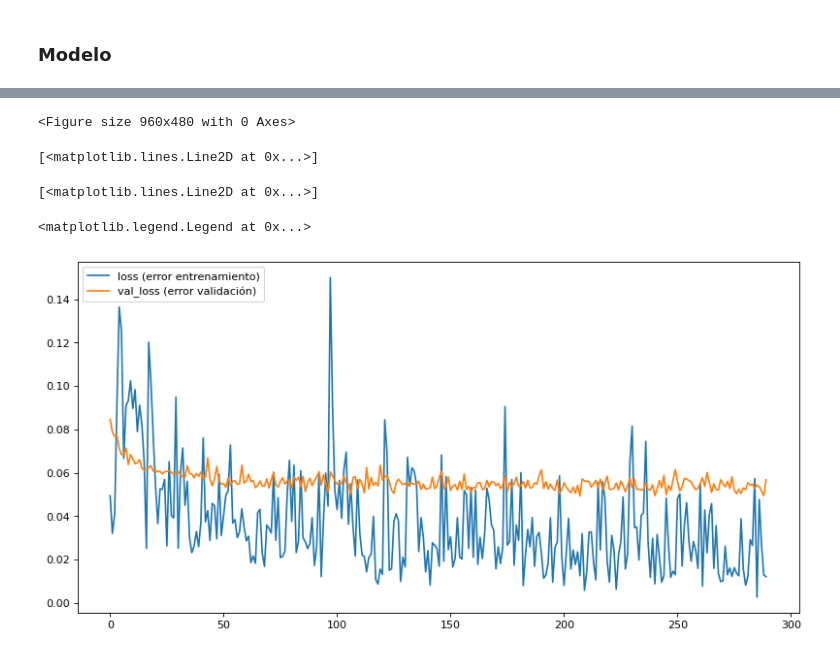
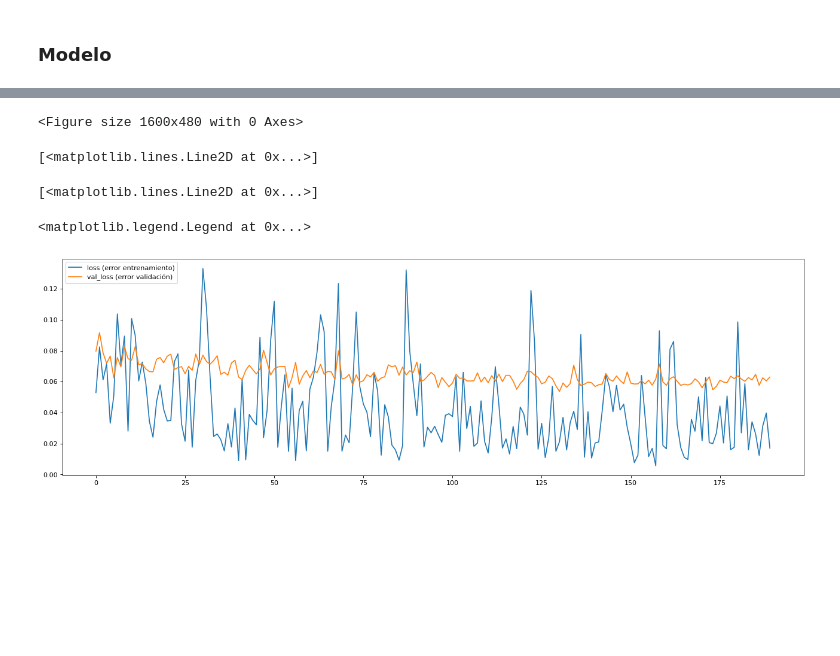
Before and after one commit to enzoconejero/utnba-iaa-2021-property-price-prediction, a Jupyter notebook: propierati_regresion.ipynb, the cells around one changed output, grey strips where cells are left out. Saved outputs shown, nothing was run; the diff lists cells and outputs as text; code cells hidden in the pictures; blank space fills up the shorter version.

```diff
--- a/propierati_regresion.ipynb
+++ b/propierati_regresion.ipynb
@@ -577,0 +191,9 @@ sns.lmplot(x='x', y='y',
+# %%
+#@title Borrar registros con datos incompletos
+
+# Se borran los datos null
+cant_inicial = len(data)
+data = data.dropna()
+# Se borran los registros con -1 habitaciones
+data = data[data.bedrooms > 0]
+display(f'{len(data)} propiedades filtradas de {cant_inicial}')
@@ -710,10 +527,6 @@ import plotly.graph_objects as go
 data_dnn = data_norm
 
 # Se arman los datos de entrenamiento
-# x = data_dnn
-# y = data_dnn.price
-x_train, x_test, y_train, y_test = train_test_split(data_dnn, data_dnn.price, test_size=0.2, random_state=15)
-
 # Strings a números
 
 def encode(df: pd.DataFrame):
@@ -726,6 +539,9 @@ for encodable in encodables:
     data_dnn[encodable] = encode(data_dnn[encodable])
     data_dnn[encodable] = scaler.fit_transform(data_dnn[encodable].values.reshape(-1, 1))
 
+ixs = data_dnn.index
+
+x_train, x_test, y_train, y_test, i_train, i_test = train_test_split(data_dnn, data_dnn.price, ixs, test_size=0.2, random_state=15)
 data_dnn.head()
 
 # Transformar de pd.DataFrame a arrays de numpy para meteren modelo de keras
@@ -733,7 +549,5 @@ x_train = np.asanyarray(x_train).astype('float32')
 x_test = np.asanyarray(x_test).astype('float32')
 y_train = np.asanyarray(y_train).astype('float32')
 y_test = np.asanyarray(y_test).astype('float32')
-
-# x_train.head()
 # %% [output]
 |  | neighborhood | rooms | bedrooms | bathrooms | surface_total | surface_covered | price | property_type |
@@ -753,32 +567,36 @@ tf.random.set_seed(60)
 # "Use RELU activation function for all hidden layers — you will be going nowhere with default sigmoid activation"
 # Use Linear activation function for the single-neuron output layer
 k = 1
-k = 16
+# k = 64
 
 model = Sequential([
-    Dense(512, input_dim = x_train.shape[1]),
+    Dense(1024/k, input_dim = x_train.shape[1]),
     LeakyReLU(), # Función Activación (Modificación de RELU que permite activar valores negativos -> preveiene matar neuronas)
     BatchNormalization(), # Evita que neuronas muertas tengan efecto negativo en la RN
     Dropout(0.3), # Mata neuronas para evitar sobre entrenamiento
 
-    Dense(512),
+    Dense(1024/k),
     LeakyReLU(),
     BatchNormalization(),
     Dropout(0.3),
 
-    Dense(256),
+    Dense(512/k),
     LeakyReLU(),
     BatchNormalization(),
     Dropout(0.2),
 
-    Dense(128),
+    Dense(256/k),
     LeakyReLU(),
     BatchNormalization(),
+    Dropout(0.2),
+
+    Dense(128/k),
+    LeakyReLU(),
     Dropout(0.2),
 
     # Capa de salida
     Dense(1, activation='linear'),  # La salida es el precio (1 sólo valor)
 ], name="Modelo")
 
-plot_model(model)
+model.summary()
 # %% [output]
@@ -788,11 +622,9 @@ plot_model(model)
 
 # Loss: pérdida entre lo que se busca y lo que el modelo encuentra
 
-# optimizer = keras.optimizers.Adam(lr=0.005, decay=5e-4)  Cuando tengamos todo lindo
-optimizer = keras.optimizers.Adam()
+optimizer = keras.optimizers.Adam(lr=0.005, decay=5e-4)  # Cuando tengamos todo lindo
 
 model.compile(optimizer=optimizer, loss='mean_absolute_error')
-
 
 
 def callbacks():
@@ -801,7 +633,7 @@ def callbacks():
     callbacks_list = [checkpoint]
 
 history = model.fit(x_train, y_train,
-                    epochs=300, batch_size=1024,
+                    epochs=200, batch_size=1024,
                     validation_data=(x_test, y_test),
                     callbacks=callbacks(),
                     verbose=True)
@@ -846,17 +660,14 @@ _________________________________________________________________
 # %%
-figure(figsize=(12, 6), dpi=80)
-                # y=history.history['loss'][starting_epoch:],
-                # x=history.epoch[starting_epoch:],
-# plot_data = history.history[10::]
+figure(figsize=(20, 6), dpi=80)
 
 plt.plot(history.history['val_loss'][10::])
 plt.plot(history.history['loss'][10::])
 
 plt.legend(['loss (error entrenamiento)', 'val_loss (error validación)'], loc='upper left')
 plt.show()
 # %% [output]
-<Figure size 960x480 with 0 Axes>
+<Figure size 1600x480 with 0 Axes>
 [<matplotlib.lines.Line2D at 0x...>]
 [<matplotlib.lines.Line2D at 0x...>]
 <matplotlib.legend.Legend at 0x...>
-[figure, old version]
+[figure, new version]
```
Also changed, not shown: parts of 43 cells of this notebook.
